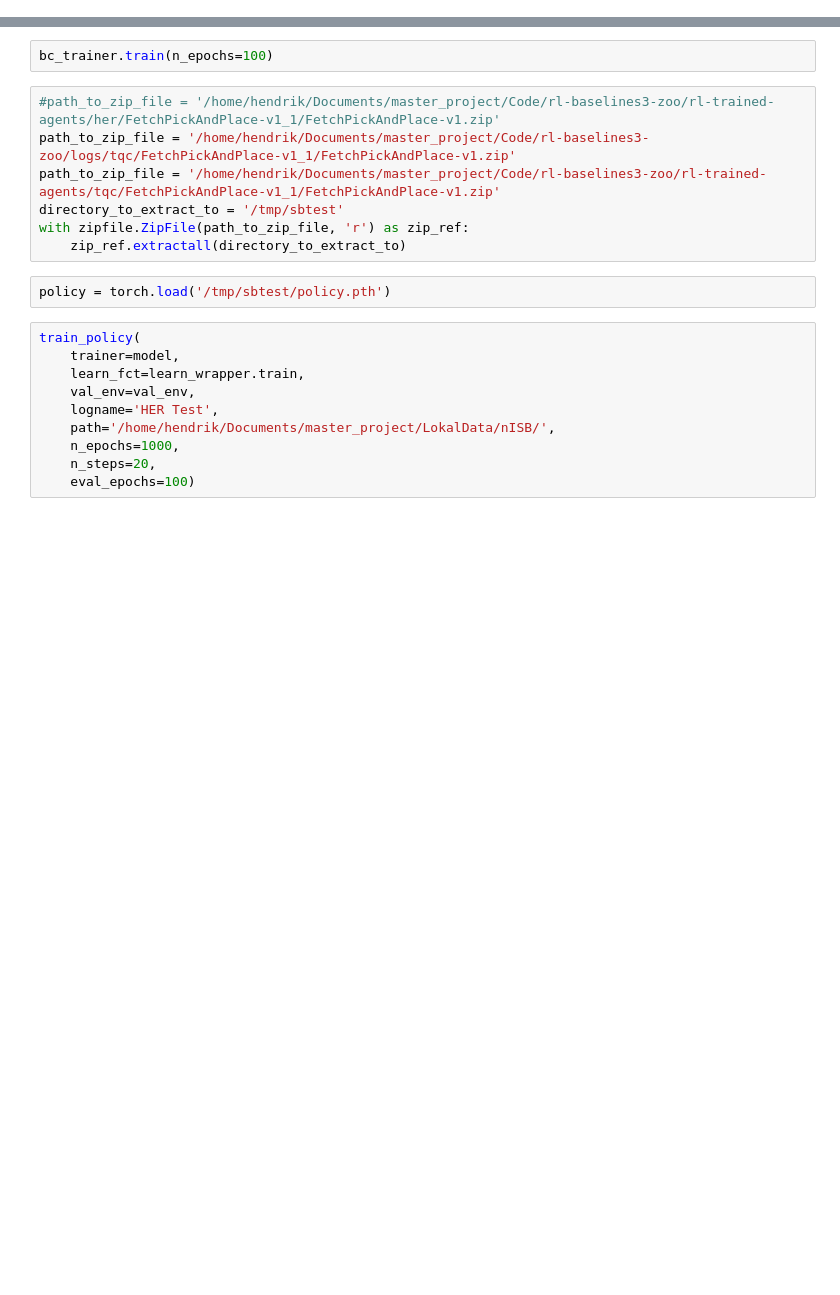
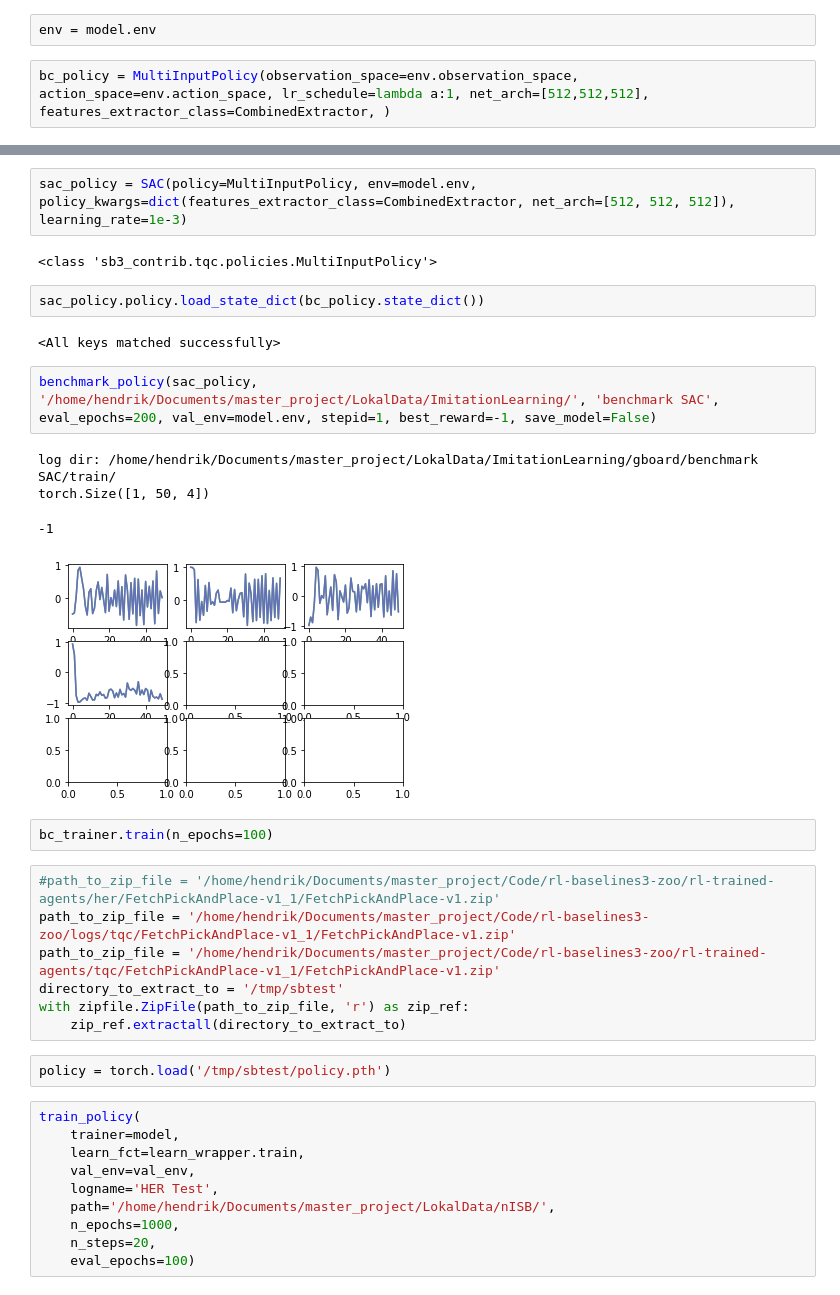
Before and after one commit to ReliableTree/metaworld, a Jupyter notebook: non_imitation_bs.ipynb, the cells around one changed output, grey strips where cells are left out. Drawn from its saved outputs; the diff is of its cells as text; blank space fills up the shorter version.

Commit message:
SAC imitation learning

```diff
--- a/non_imitation_bs.ipynb
+++ b/non_imitation_bs.ipynb
@@ -70,0 +65,4 @@ bc_policy = MultiInputActorCriticPolicy(observation_space=model.observation_spac
+# %%
+env = model.env
+# %%
+bc_policy = MultiInputPolicy(observation_space=env.observation_space, action_space=env.action_space, lr_schedule=lambda a:1, net_arch=[512,512,512], features_extractor_class=CombinedExtractor, )
@@ -253,3 +95,18 @@ log dir: /home/hendrik/Documents/master_project/LokalData/ImitationLearning/gboa
+# %%
+sac_policy = SAC(policy=MultiInputPolicy, env=model.env, policy_kwargs=dict(features_extractor_class=CombinedExtractor, net_arch=[512, 512, 512]), learning_rate=1e-3)
+# %% [output]
+<class 'sb3_contrib.tqc.policies.MultiInputPolicy'>
+# %%
+sac_policy.policy.load_state_dict(bc_policy.state_dict())
+# %% [output]
+<All keys matched successfully>
+# %%
+benchmark_policy(sac_policy, '/home/hendrik/Documents/master_project/LokalData/ImitationLearning/', 'benchmark SAC', eval_epochs=200, val_env=model.env, stepid=1, best_reward=-1, save_model=False)
+# %% [output]
+log dir: /home/hendrik/Documents/master_project/LokalData/ImitationLearning/gboard/benchmark SAC/train/
+torch.Size([1, 50, 4])
+-1
+[figure, added]
 # %%
 bc_trainer.train(n_epochs=100)
 # %%
```
Also changed, not shown: parts of 13 cells of this notebook, 2 other files.
